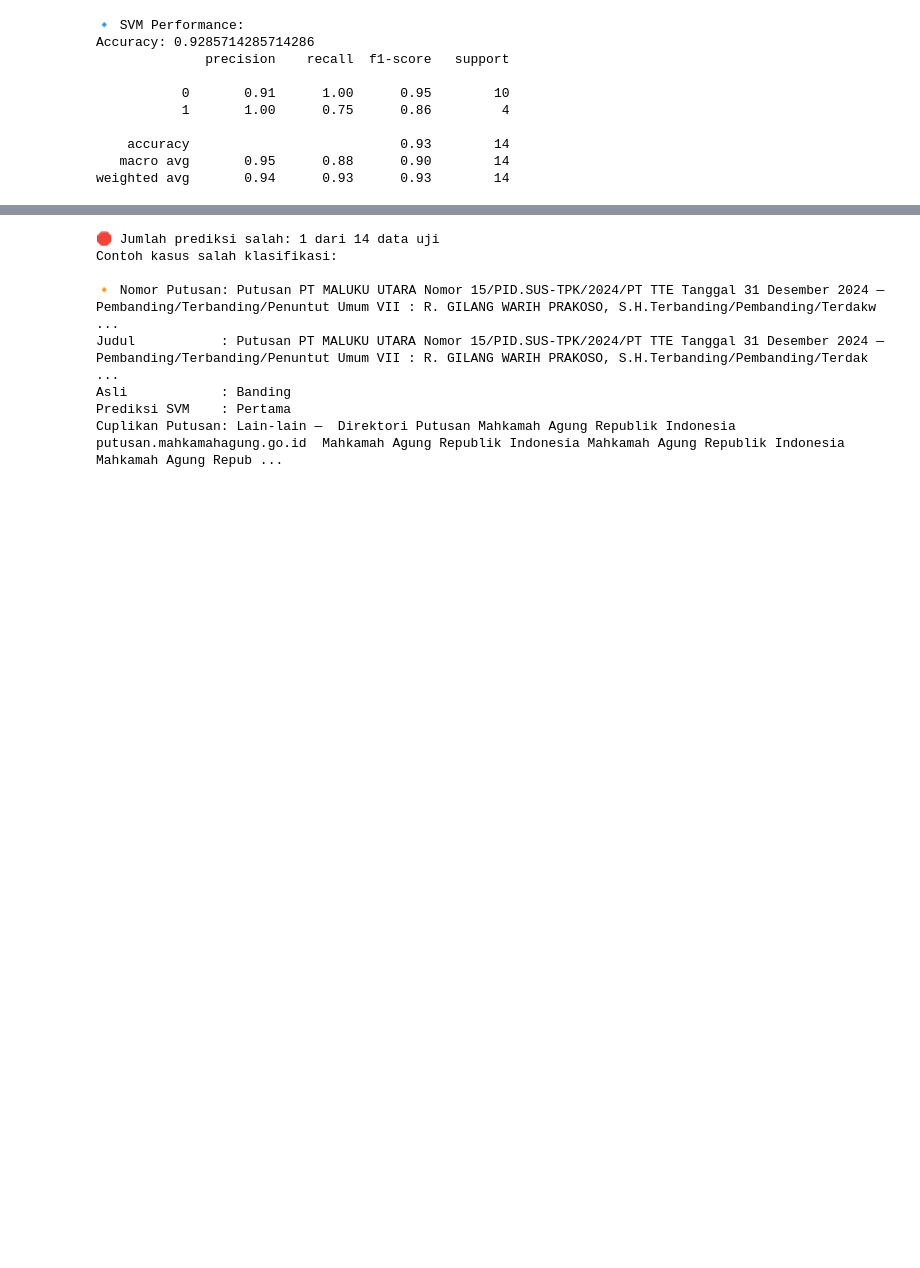
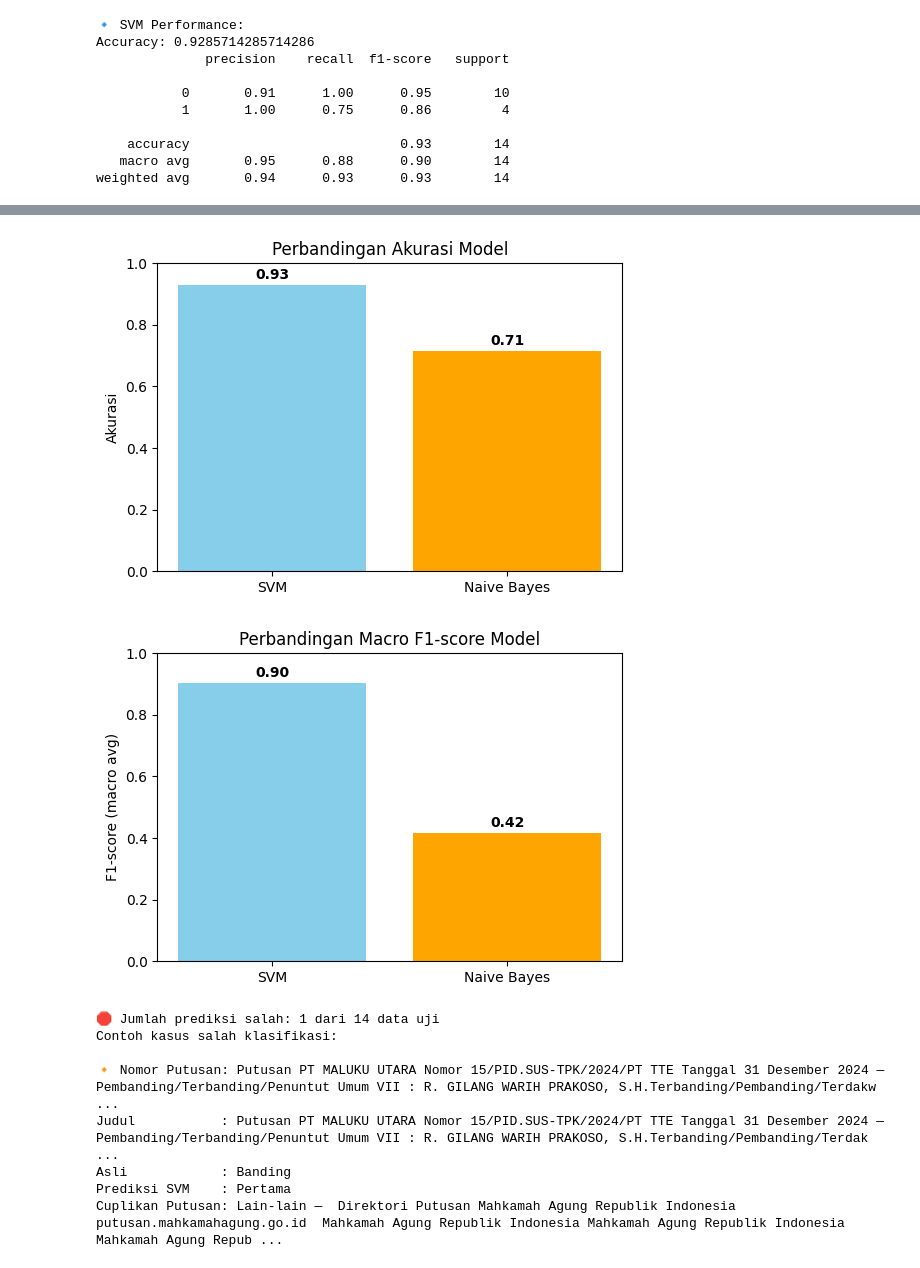
Before and after one commit to nabilafirdaiss/CBR_MA_KORUPSI, a Jupyter notebook: CBR_KORUPSI.ipynb, the cells around one changed output, grey strips where cells are left out. Drawn from its saved outputs; the diff is of its cells as text; code cells hidden in the pictures; blank space fills up the shorter version.

```diff
--- a/CBR_KORUPSI.ipynb
+++ b/CBR_KORUPSI.ipynb
@@ -66,3 +68,7 @@ y_pred_svm = svm_clf.predict(X_test)
+# %%
+nb_clf = MultinomialNB()
+nb_clf.fit(X_train, y_train)
+y_pred_nb = nb_clf.predict(X_test)
 # %% [markdown]
 ## <a id='reuse'></a> 3. Case / Solution Reuse
 # %%
@@ -165,3 +186,41 @@ weighted avg       0.94      0.93      0.93        14
+# %%
+import matplotlib.pyplot as plt
+from sklearn.metrics import accuracy_score, f1_score
+
+# Hitung metrik evaluasi
+acc_svm = accuracy_score(y_test, y_pred_svm)
+acc_nb = accuracy_score(y_test, y_pred_nb)
+
+f1_svm = f1_score(y_test, y_pred_svm, average="macro")
+f1_nb = f1_score(y_test, y_pred_nb, average="macro")
+
+# Data untuk visualisasi
+models = ['SVM', 'Naive Bayes']
+accuracies = [acc_svm, acc_nb]
+f1_scores = [f1_svm, f1_nb]
+
+# 🎯 Visualisasi Akurasi
+plt.figure(figsize=(6, 4))
+plt.bar(models, accuracies, color=['skyblue', 'orange'])
+plt.title('Perbandingan Akurasi Model')
+plt.ylabel('Akurasi')
+plt.ylim(0, 1)
+for i, v in enumerate(accuracies):
+    plt.text(i, v + 0.02, f"{v:.2f}", ha='center', fontweight='bold')
+plt.show()
+
+# 🎯 Visualisasi F1-score
+plt.figure(figsize=(6, 4))
+plt.bar(models, f1_scores, color=['skyblue', 'orange'])
+plt.title('Perbandingan Macro F1-score Model')
+plt.ylabel('F1-score (macro avg)')
+plt.ylim(0, 1)
+for i, v in enumerate(f1_scores):
+    plt.text(i, v + 0.02, f"{v:.2f}", ha='center', fontweight='bold')
+plt.show()
+# %% [output]
+[figure, added]
+[figure, added]
 # %%
 import numpy as np
 
```
Also changed, not shown: parts of 2 cells of this notebook.
